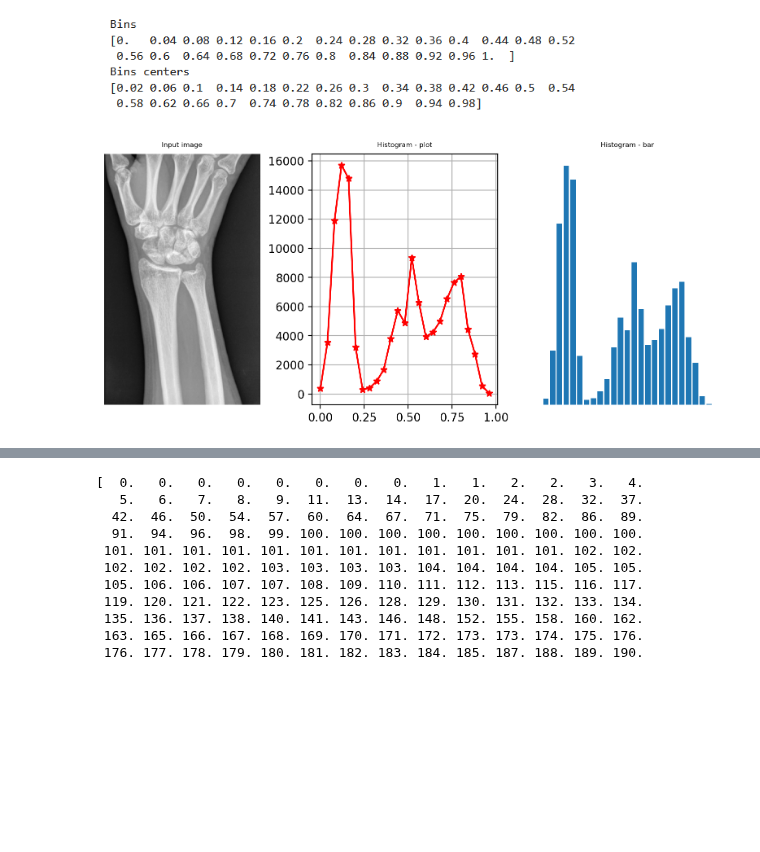
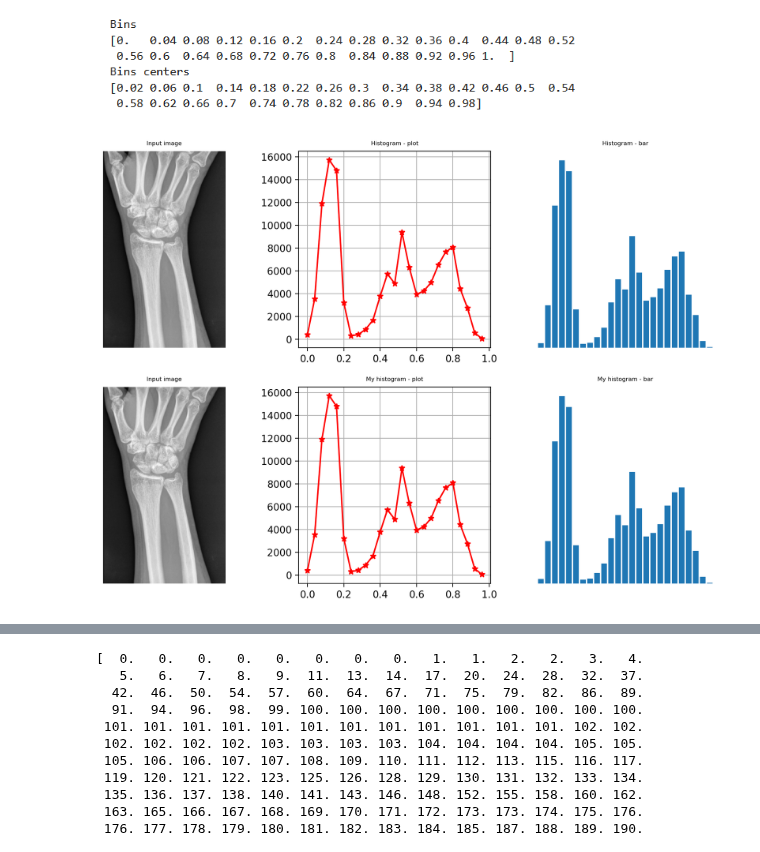
Before and after one commit to aflorkowska/Image-Processing, a Jupyter notebook: PL/6_Histogram wyrownanie i dopasowanie.ipynb, the cells around one changed output, grey strips where cells are left out. Saved outputs shown, nothing was run; the diff lists cells and outputs as text; code cells hidden in the pictures; blank space fills up the shorter version.

Commit message:
Added my implementation of histogram

```diff
--- a/PL/6_Histogram wyrownanie i dopasowanie.ipynb
+++ b/PL/6_Histogram wyrownanie i dopasowanie.ipynb
@@ -34,21 +34,60 @@ Image(filename=".././images/6_1.png", width=500)
 # %%
 no_bins = 25
 np_histogram, bins = np.histogram(image, bins=no_bins)
 bins_centers = (bins[:-1] + bins[1:]) / 2
+width = (bins[1] - bins[0]) * 0.8
 
-plt.figure(figsize=(10, 4), dpi=200)
-plt.subplot(1, 3, 1)
+def my_histogram(image, bins_number):
+    values_range = image.max() - image.min()
+    single_bin = values_range / bins_number
+    img_values , img_counts = np.unique(image.ravel(), return_counts=True)
+    output_histogram = np.zeros(bins_number)
+    output_bins = []
+
+    condition = lambda x, low, upper : low <= x < upper
+    for i in range(bins_number):
+        first_val = image.min() + i * single_bin
+        last_val = image.min() + (i+1) * single_bin
+        indexies = [i for i, val in enumerate(img_values) if condition(val, first_val, last_val)]
+        counts_for_selected_indexies = [img_counts[i] for i in indexies]
+        output_histogram[i] = np.sum(counts_for_selected_indexies)
+        # It is possible to search 2d image to find elements that meet the condition
+        # final_hist[i] = np.sum(img_counts[np.logical_and(img_values >= first_val, img_values < last_val)])
+        output_bins.append(first_val)
+
+    output_bins.append(last_val)
+    output_bins = np.array(output_bins)
+    return output_histogram, output_bins
+
+my_histogram, my_bins = my_histogram(image, bins_number=no_bins)
+my_bins_centers = (my_bins[:-1] + my_bins[1:]) / 2
+my_width = (my_bins[1] - my_bins[0]) * 0.8
+
+plt.figure(figsize=(12, 8), dpi=200)
+plt.subplot(2, 3, 1)
 plt.imshow(image, cmap='gray')
 plt.axis('off')
 plt.title("Input image", fontsize=6)
-plt.subplot(1, 3, 2)
+plt.subplot(2, 3, 2)
 plt.plot(bins[:-1], np_histogram, "r*-")
 plt.grid(True)
 plt.title("Histogram - plot", fontsize=6)
-plt.subplot(1, 3, 3)
-plt.bar(bins_centers, np_histogram , width=wid)
+plt.subplot(2, 3, 3)
+plt.bar(bins_centers, np_histogram , width=width)
 plt.axis('off')
 plt.title("Histogram - bar", fontsize=6)
+plt.subplot(2, 3, 4)
+plt.imshow(image, cmap='gray')
+plt.axis('off')
+plt.title("Input image", fontsize=6)
+plt.subplot(2, 3, 5)
+plt.plot(my_bins[:-1], my_histogram, "r*-")
+plt.grid(True)
+plt.title("My histogram - plot", fontsize=6)
+plt.subplot(2, 3, 6)
+plt.bar(my_bins_centers, my_histogram , width=width)
+plt.axis('off')
+plt.title("My histogram - bar", fontsize=6)
 plt.show()
 # %% [output]
-[figure, old version]
+[figure, new version]
```
Also changed, not shown: parts of 1 cell of this notebook.
